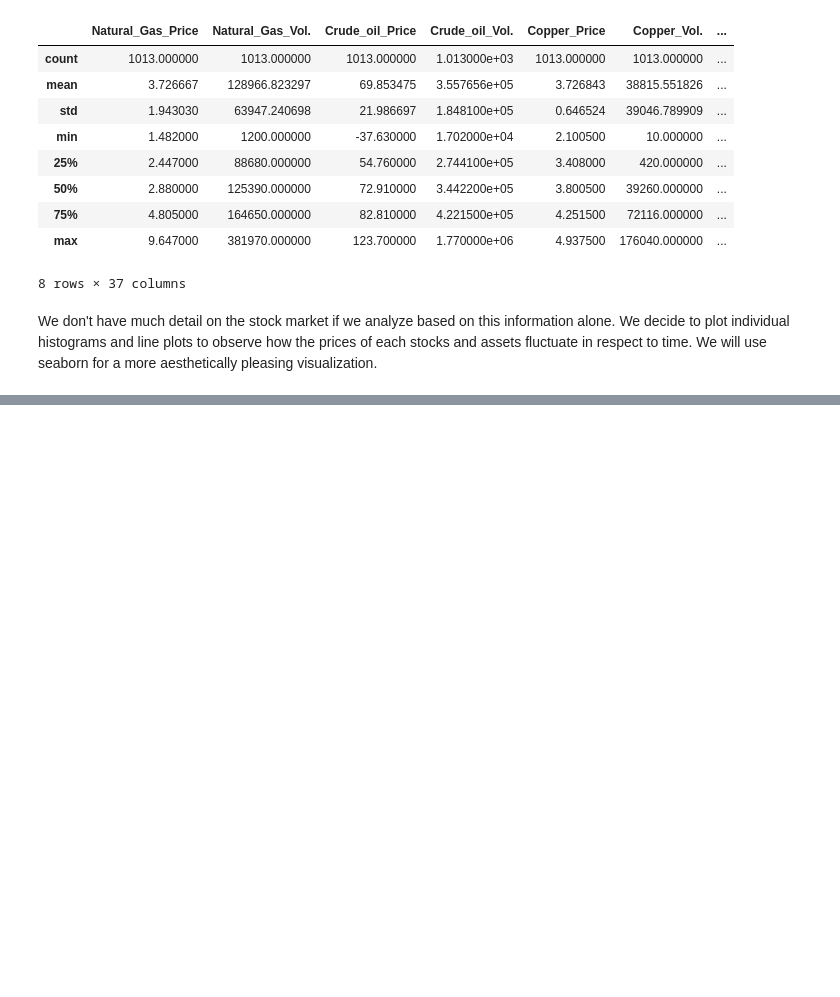
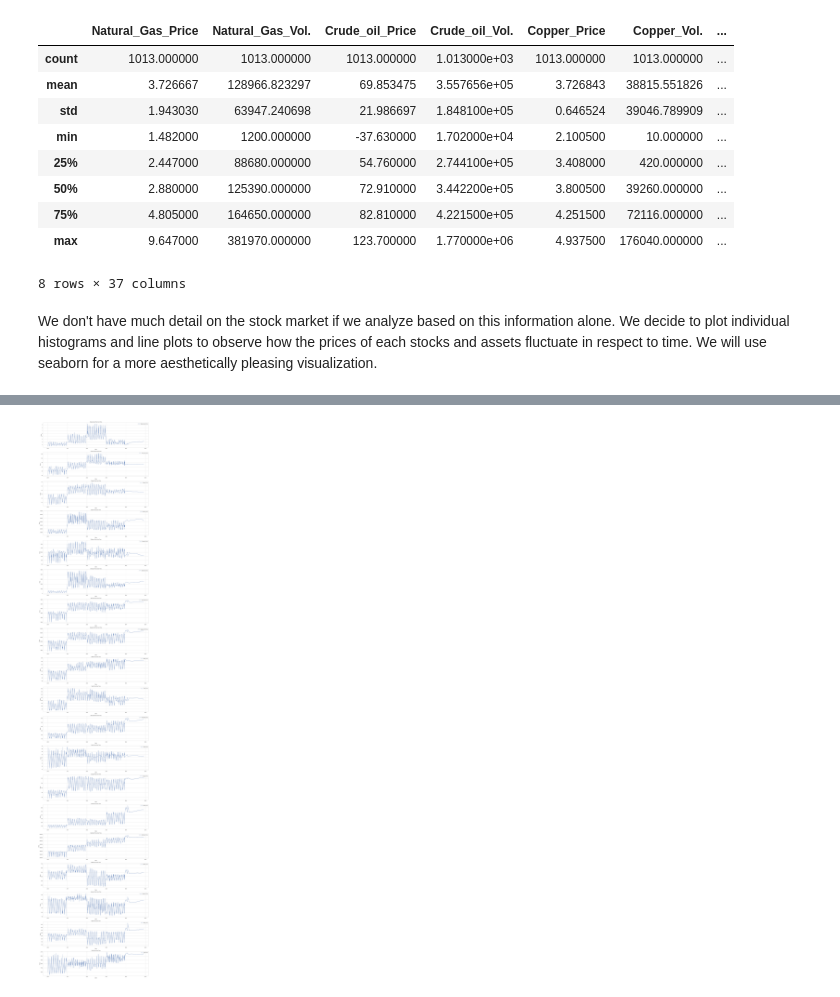
Before and after one commit to MATBckh22/MATB-STUDIOS, a Jupyter notebook: Stock Market.ipynb, the cells around one changed output, grey strips where cells are left out. Saved outputs shown, nothing was run; the diff lists cells and outputs as text; code cells hidden in the pictures; blank space fills up the shorter version.

```diff
--- a/Stock Market.ipynb
+++ b/Stock Market.ipynb
@@ -251,0 +264,24 @@ fig.savefig("stock prices")
+# %%
+import matplotlib.pyplot as plt
+import seaborn as sns
+
+stocks_updated['Date'] = pd.to_datetime(stocks_updated['Date'], errors='coerce')
+
+# Sorting data by date to ensure correct trend visualization
+new_data_sorted = stocks_updated.sort_values('Date')
+
+# Plotting price trends over time
+plt.figure(figsize=(20, 100))
+
+for i, col in enumerate(price_columns_new):
+    plt.subplot(len(price_columns_new), 1, i+1)
+    plt.plot(new_data_sorted['Date'], new_data_sorted[col], label=col)
+    plt.title(f'{col.replace("_", " ")} Over Time')
+    plt.xlabel('Date')
+    plt.ylabel('Price')
+    plt.legend()
+
+plt.tight_layout()
+plt.show()
+# %% [output]
+[figure, added]
```
Also changed, not shown: parts of 3 cells of this notebook, 3 other files.
